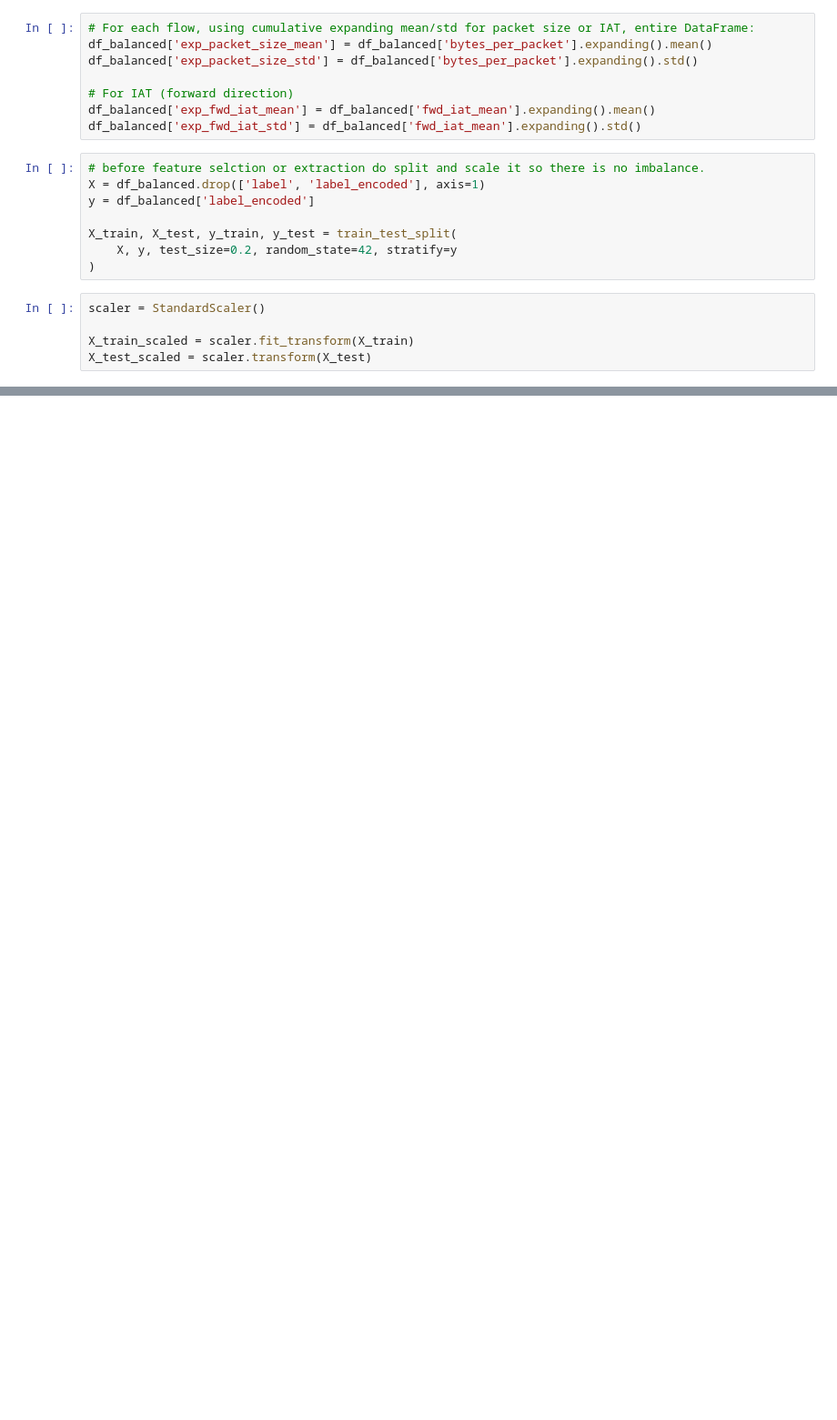
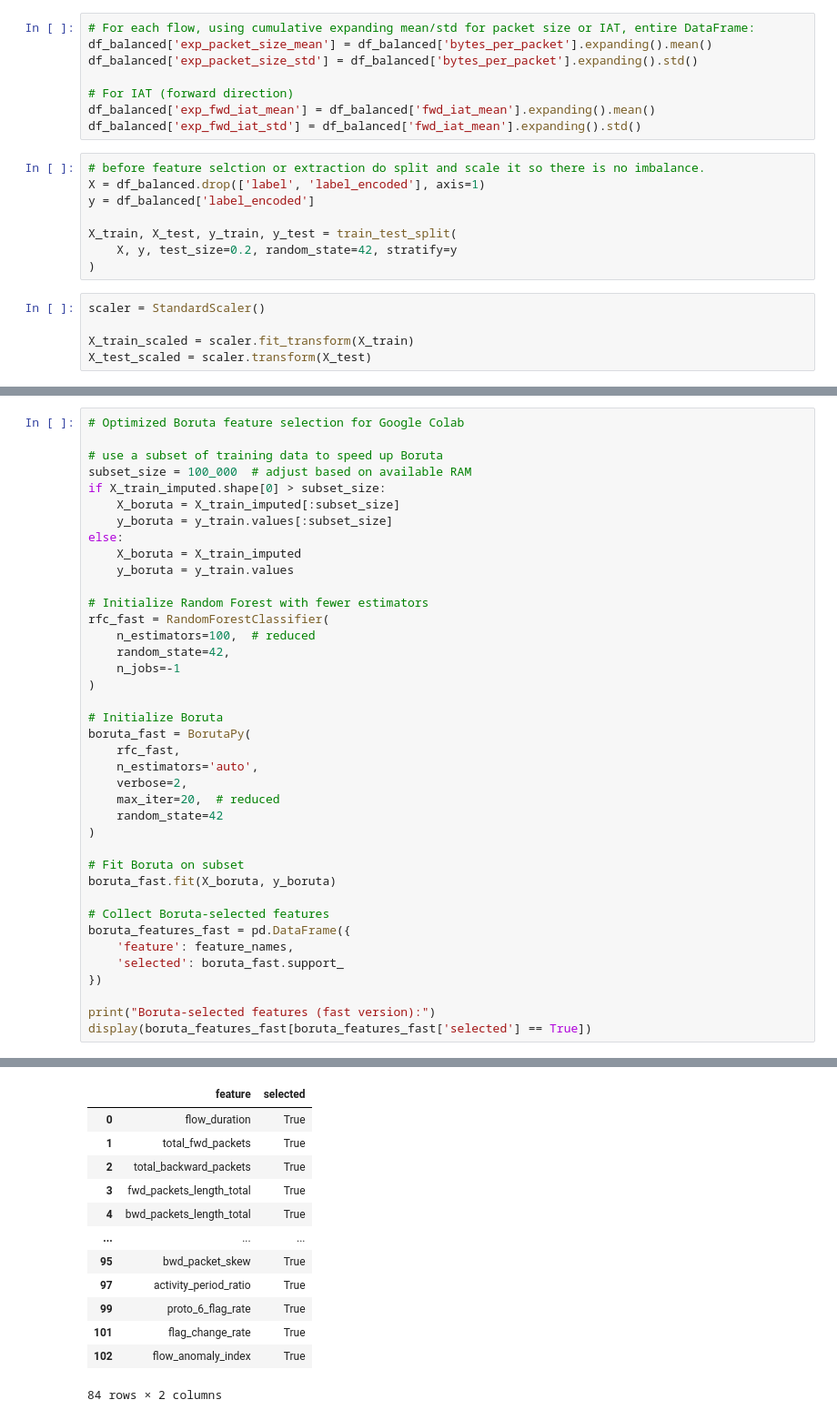
Before and after one commit to HarishDeepak/network-intrusion-detection-system, a Jupyter notebook: Data_cleaning/Copy_of_Preprocessing.ipynb, the cells around one changed output, grey strips where cells are left out. Shown: that part at 91% size. Drawn from its saved outputs; the diff is of its cells as text; blank space fills up the shorter version.

```diff
--- a/Data_cleaning/Copy_of_Preprocessing.ipynb
+++ b/Data_cleaning/Copy_of_Preprocessing.ipynb
@@ -496,0 +654,40 @@ array([[-7.64733174e-01, -1.09781439e-02, -1.13011213e-02,
+# %%
+# Optimized Boruta feature selection for Google Colab
+
+# use a subset of training data to speed up Boruta
+subset_size = 100_000  # adjust based on available RAM
+if X_train_imputed.shape[0] > subset_size:
+    X_boruta = X_train_imputed[:subset_size]
+    y_boruta = y_train.values[:subset_size]
+else:
+    X_boruta = X_train_imputed
+    y_boruta = y_train.values
+
+# Initialize Random Forest with fewer estimators
+rfc_fast = RandomForestClassifier(
+    n_estimators=100,  # reduced
+    random_state=42,
+    n_jobs=-1
+)
+
+# Initialize Boruta
+boruta_fast = BorutaPy(
+    rfc_fast,
+    n_estimators='auto',
+    verbose=2,
+    max_iter=20,  # reduced
+    random_state=42
+)
+
+# Fit Boruta on subset
+boruta_fast.fit(X_boruta, y_boruta)
+
+# Collect Boruta-selected features
+boruta_features_fast = pd.DataFrame({
+    'feature': feature_names,
+    'selected': boruta_fast.support_
+})
+
+print("Boruta-selected features (fast version):")
+display(boruta_features_fast[boruta_features_fast['selected'] == True])
+# %% [output]
@@ -496,0 +723,13 @@ array([[-7.64733174e-01, -1.09781439e-02, -1.13011213e-02,
+|  | feature | selected |
+| 0 | flow_duration | True |
+| 1 | total_fwd_packets | True |
+| 2 | total_backward_packets | True |
+| 3 | fwd_packets_length_total | True |
+| 4 | bwd_packets_length_total | True |
+| ... | ... | ... |
+| 95 | bwd_packet_skew | True |
+| 97 | activity_period_ratio | True |
+| 99 | proto_6_flag_rate | True |
+| 101 | flag_change_rate | True |
+| 102 | flow_anomaly_index | True |
+84 rows × 2 columns
```
Also changed, not shown: parts of 23 cells of this notebook, 2 other files.
